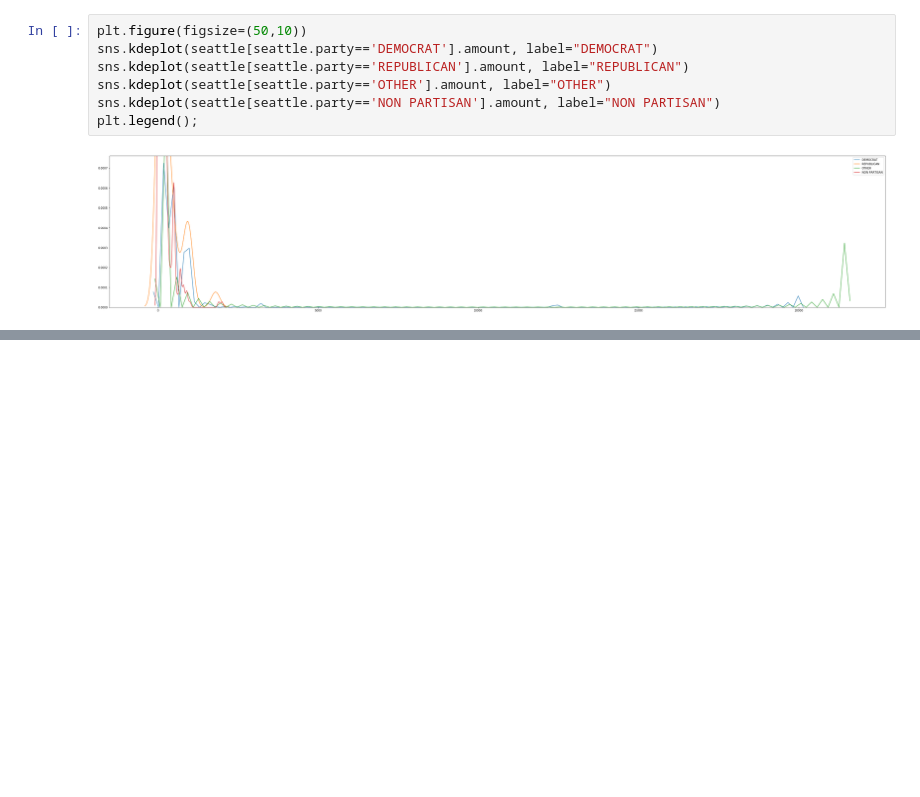
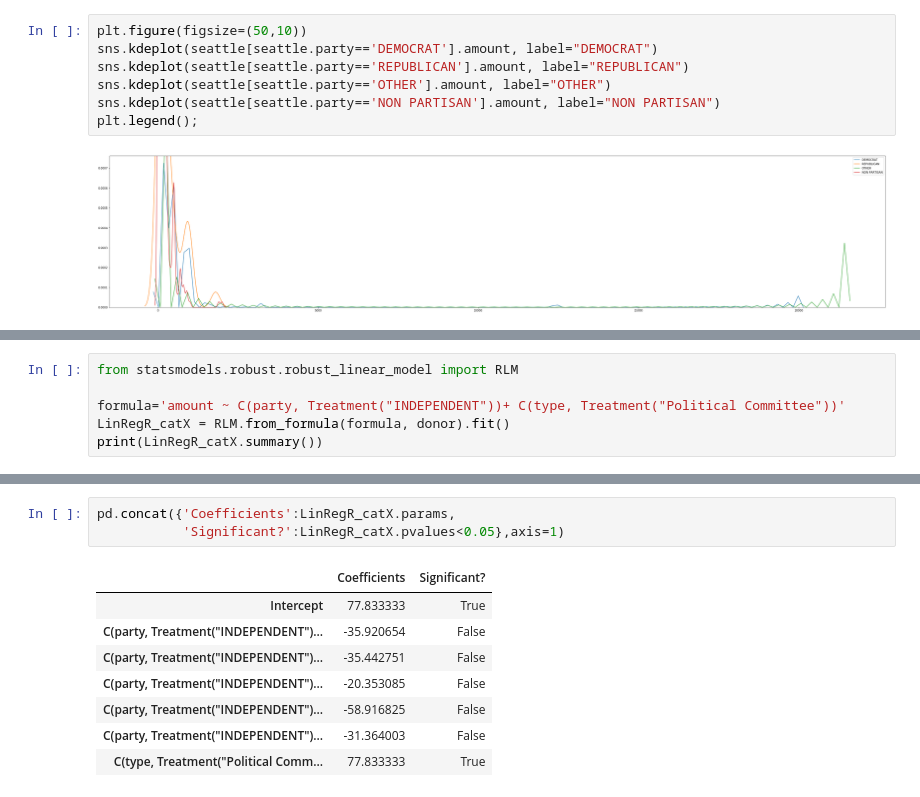
Before and after one commit to maomaohenmao/Project, a Jupyter notebook: DataExploration1.ipynb, the cells around one changed output, grey strips where cells are left out. Saved outputs shown, nothing was run; the diff lists cells and outputs as text; blank space fills up the shorter version.

```diff
--- a/DataExploration1.ipynb
+++ b/DataExploration1.ipynb
@@ -175,0 +199,6 @@ plt.legend();
+# %%
+from statsmodels.robust.robust_linear_model import RLM
+
+formula='amount ~ C(party, Treatment("INDEPENDENT"))+ C(type, Treatment("Political Committee"))'
+LinRegR_catX = RLM.from_formula(formula, donor).fit()
+print(LinRegR_catX.summary())
@@ -175,0 +223,12 @@ plt.legend();
+# %%
+pd.concat({'Coefficients':LinRegR_catX.params,
+           'Significant?':LinRegR_catX.pvalues<0.05},axis=1)
+# %% [output]
+|  | Coefficients | Significant? |
+| Intercept | 77.833333 | True |
+| C(party, Treatment("INDEPENDENT")... | -35.920654 | False |
+| C(party, Treatment("INDEPENDENT")... | -35.442751 | False |
+| C(party, Treatment("INDEPENDENT")... | -20.353085 | False |
+| C(party, Treatment("INDEPENDENT")... | -58.916825 | False |
+| C(party, Treatment("INDEPENDENT")... | -31.364003 | False |
+| C(type, Treatment("Political Comm... | 77.833333 | True |
```
Also changed, not shown: parts of 10 cells of this notebook.
